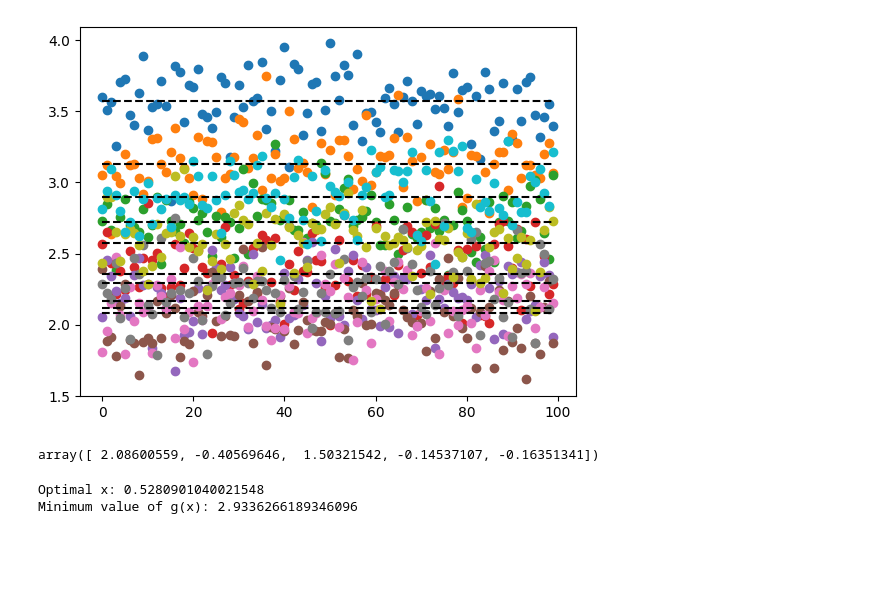
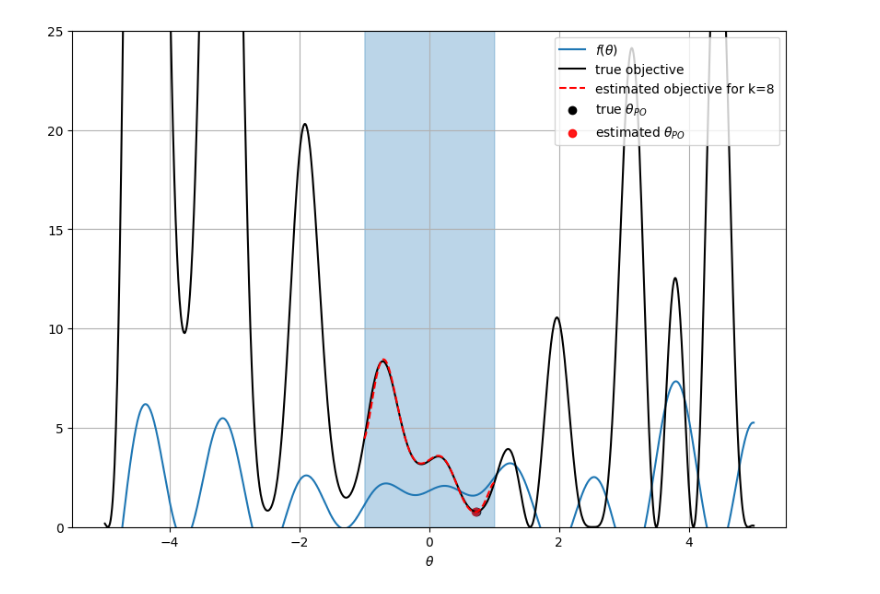
Before and after one commit to ivankirev13/Performative-Regression, a Jupyter notebook: performative_regression.ipynb, the cells around one changed output. Saved outputs shown, nothing was run; the diff lists cells and outputs as text; code cells hidden in the pictures; blank space fills up the shorter version.

```diff
--- a/performative_regression.ipynb
+++ b/performative_regression.ipynb
@@ -29,57 +4,0 @@ def derivative(x, parameters_hat):\
-# %%
-n=100
-for theta in np.linspace(-1, 1, 10):
-    plt.scatter(np.arange(0, n), generate_y(theta, n))
-    plt.plot(np.arange(0, n), [avg_f(theta,n)]*n, 'k--')
-plt.show()
-# %% [output]
-[figure, removed]
-# %%
-k = 5
-n=10000
-thetas = np.random.uniform(-1, 1, k)
-v_matrix = generate_vandermonde_matrix(thetas)
-f_hats = np.zeros(k)
-for i in range(k):
-    f_hats[i] = avg_f(thetas[i], n)
-
-parameters_hat = np.linalg.inv(v_matrix) @ f_hats
-parameters_hat
-# %% [output]
-array([ 2.08600559, -0.40569646,  1.50321542, -0.14537107, -0.16351341])
-# %%
-import numpy as np
-from scipy.optimize import minimize_scalar
-
-# Define the polynomial function f(x)
-def f(parameters_hat, x):
-    k = len(parameters_hat)
-
-    result = parameters_hat[0]
-    for i in range(1, k):
-        result += parameters_hat[i]* x**i
-
-    return result
-
-# Define the objective function g(x)
-def objective_function(x, parameters_hat):
-    return f(parameters_hat, x)**2 + x**2 - 2 * x * f(parameters_hat, x)
-
-# Define a separate objective function without the lambda function
-def scalar_objective_function(x):
-    return objective_function(x, parameters_hat)
-
-# Set the bounds for x
-bounds = (-1, 1)
-
-# Minimize the objective function with bounds using minimize_scalar
-result = minimize_scalar(scalar_objective_function, bounds=bounds, method='bounded')
-
-# The optimal value of x
-optimal_x = result.x
-
-print("Optimal x:", optimal_x)
-print("Minimum value of g(x):", result.fun)
-# %% [output]
-Optimal x: 0.5280901040021548
-Minimum value of g(x): 2.9336266189346096
@@ -85,0 +91,5 @@ Minimum value of g(x): 2.9336266189346096
+# %%
+pr = Performative_Regression(8, 100)
+pr.plot_everything()
+# %% [output]
+[figure, added]
```
Also changed, not shown: parts of 3 cells of this notebook.
